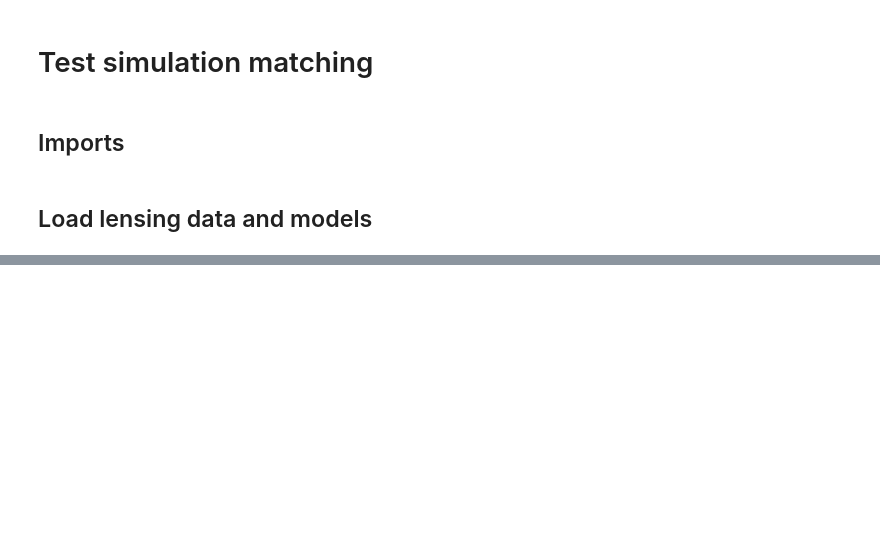
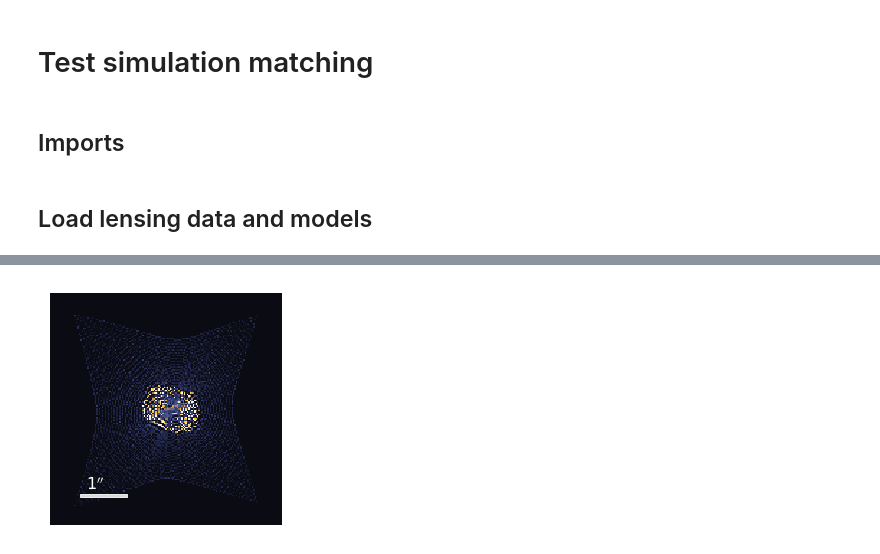
Before and after one commit to phdenzel/slacs-match, a Jupyter notebook: matching_test.ipynb, the cells around one changed output, grey strips where cells are left out. Drawn from its saved outputs; the diff is of its cells as text; code cells hidden in the pictures; blank space fills up the shorter version.

```diff
--- a/matching_test.ipynb
+++ b/matching_test.ipynb
@@ -161,0 +127,12 @@ cb = plt.colorbar()
+# %%
+plt.imshow(srcplane, extent=reconsrc.lensobject.extent, vmax=smax, **plt_kw)
+plot_scalebar(R=reconsrc.src_extent[1], length=1)
+plt.axis('off')
+plt.gcf().axes[0].get_xaxis().set_visible(False)
+plt.gcf().axes[0].get_yaxis().set_visible(False)
+# plt.colorbar()
+# savename = "{}_data{}".format(name, extension)
+# plt.savefig(savedir+savename, bbox_inches='tight')
+# plt.close()
+# %% [output]
+[figure, added]
```
Also changed, not shown: parts of 24 cells of this notebook, 4 other files.
